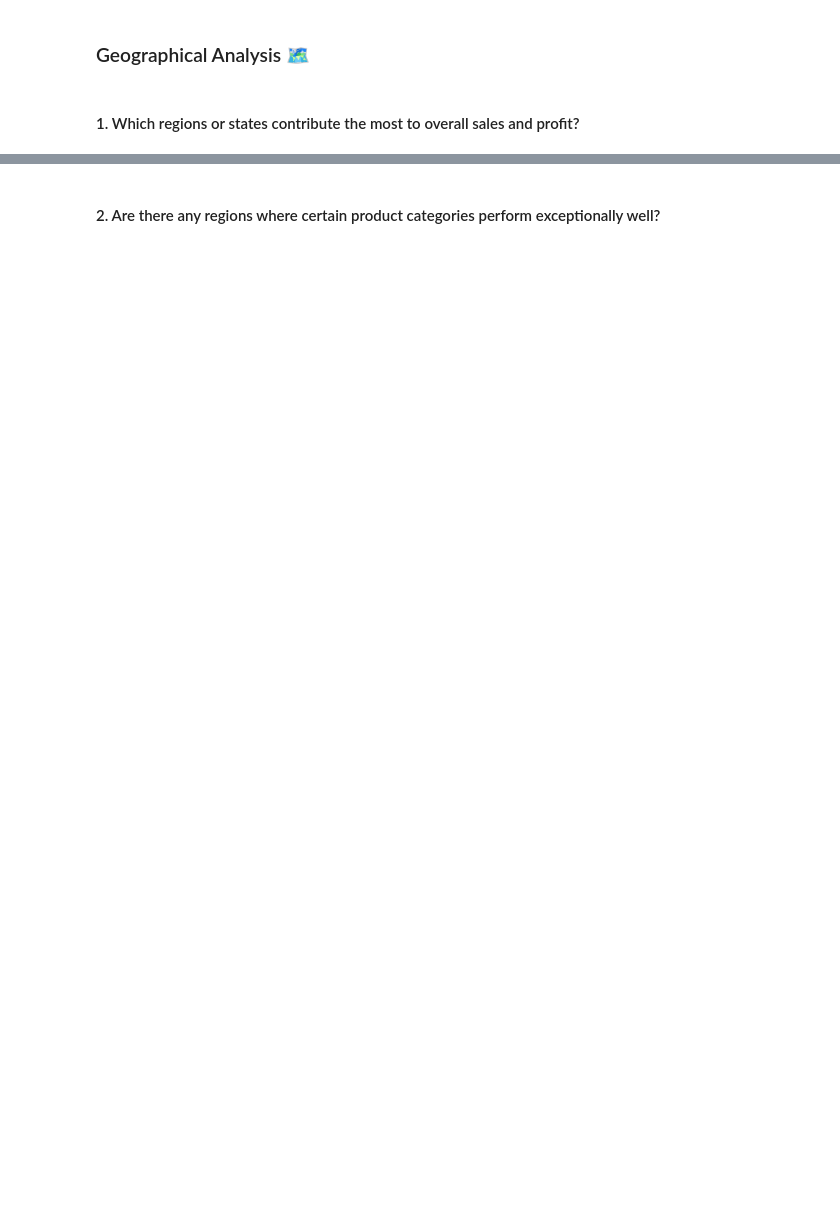
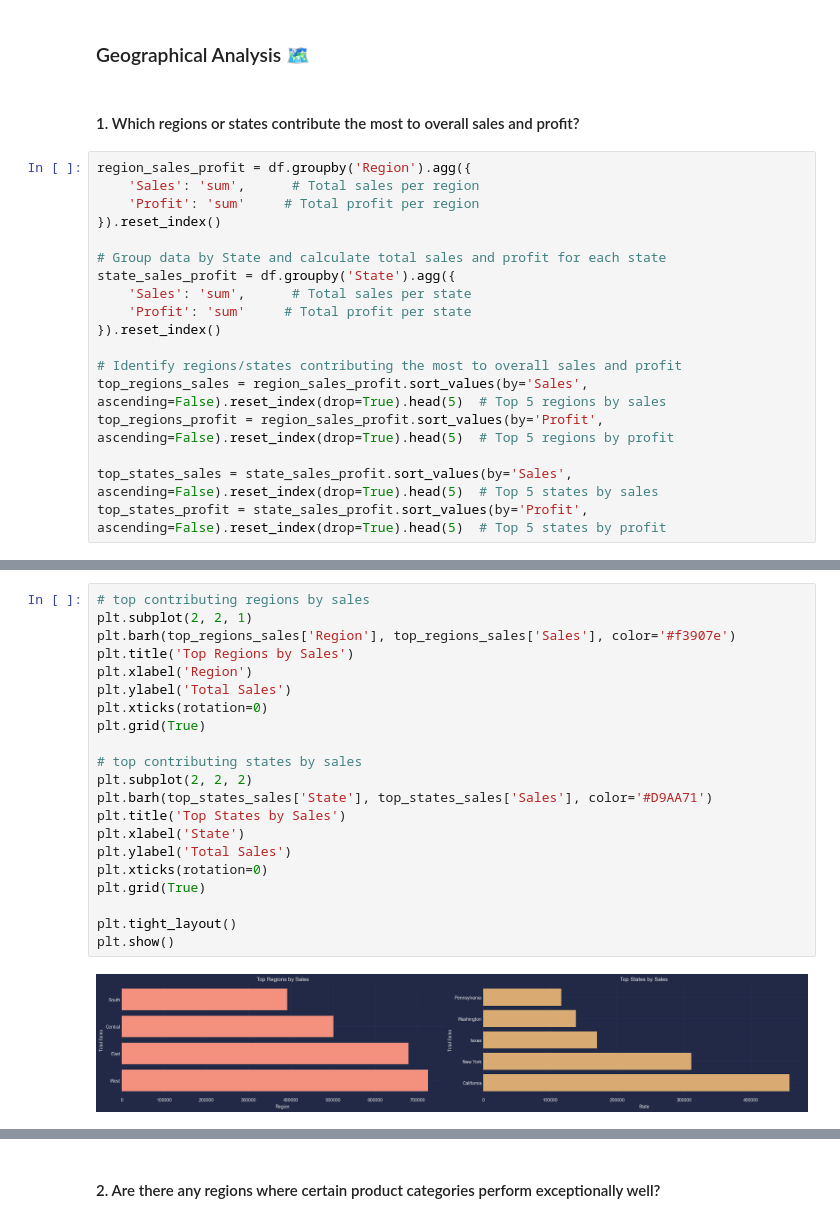
Before and after one commit to MahmoudNamNam/Data-Analysis-Projects, a Jupyter notebook: SuperStore/SuperStore.ipynb, the cells around one changed output, grey strips where cells are left out. Drawn from its saved outputs; the diff is of its cells as text; blank space fills up the shorter version.

```diff
--- a/SuperStore/SuperStore.ipynb
+++ b/SuperStore/SuperStore.ipynb
@@ -1123,3 +1219,21 @@ Correlation between Purchase Frequency and Profit: 0.17
 ### Geographical Analysis 🗺️
 # %% [markdown]
 #### 1. Which regions or states contribute the most to overall sales and profit?
+# %%
+region_sales_profit = df.groupby('Region').agg({
+    'Sales': 'sum',      # Total sales per region
+    'Profit': 'sum'     # Total profit per region
+}).reset_index()
+
+# Group data by State and calculate total sales and profit for each state
+state_sales_profit = df.groupby('State').agg({
+    'Sales': 'sum',      # Total sales per state
+    'Profit': 'sum'     # Total profit per state
+}).reset_index()
+
+# Identify regions/states contributing the most to overall sales and profit
+top_regions_sales = region_sales_profit.sort_values(by='Sales', ascending=False).reset_index(drop=True).head(5)  # Top 5 regions by sales
+top_regions_profit = region_sales_profit.sort_values(by='Profit', ascending=False).reset_index(drop=True).head(5)  # Top 5 regions by profit
+
+top_states_sales = state_sales_profit.sort_values(by='Sales', ascending=False).reset_index(drop=True).head(5)  # Top 5 states by sales
+top_states_profit = state_sales_profit.sort_values(by='Profit', ascending=False).reset_index(drop=True).head(5)  # Top 5 states by profit
@@ -1125,0 +1261,23 @@ Correlation between Purchase Frequency and Profit: 0.17
+# %%
+# top contributing regions by sales
+plt.subplot(2, 2, 1)
+plt.barh(top_regions_sales['Region'], top_regions_sales['Sales'], color='#f3907e')
+plt.title('Top Regions by Sales')
+plt.xlabel('Region')
+plt.ylabel('Total Sales')
+plt.xticks(rotation=0)
+plt.grid(True)
+
+# top contributing states by sales
+plt.subplot(2, 2, 2)
+plt.barh(top_states_sales['State'], top_states_sales['Sales'], color='#D9AA71')
+plt.title('Top States by Sales')
+plt.xlabel('State')
+plt.ylabel('Total Sales')
+plt.xticks(rotation=0)
+plt.grid(True)
+
+plt.tight_layout()
+plt.show()
+# %% [output]
+[figure, added]
```
Also changed, not shown: parts of 15 cells of this notebook.
